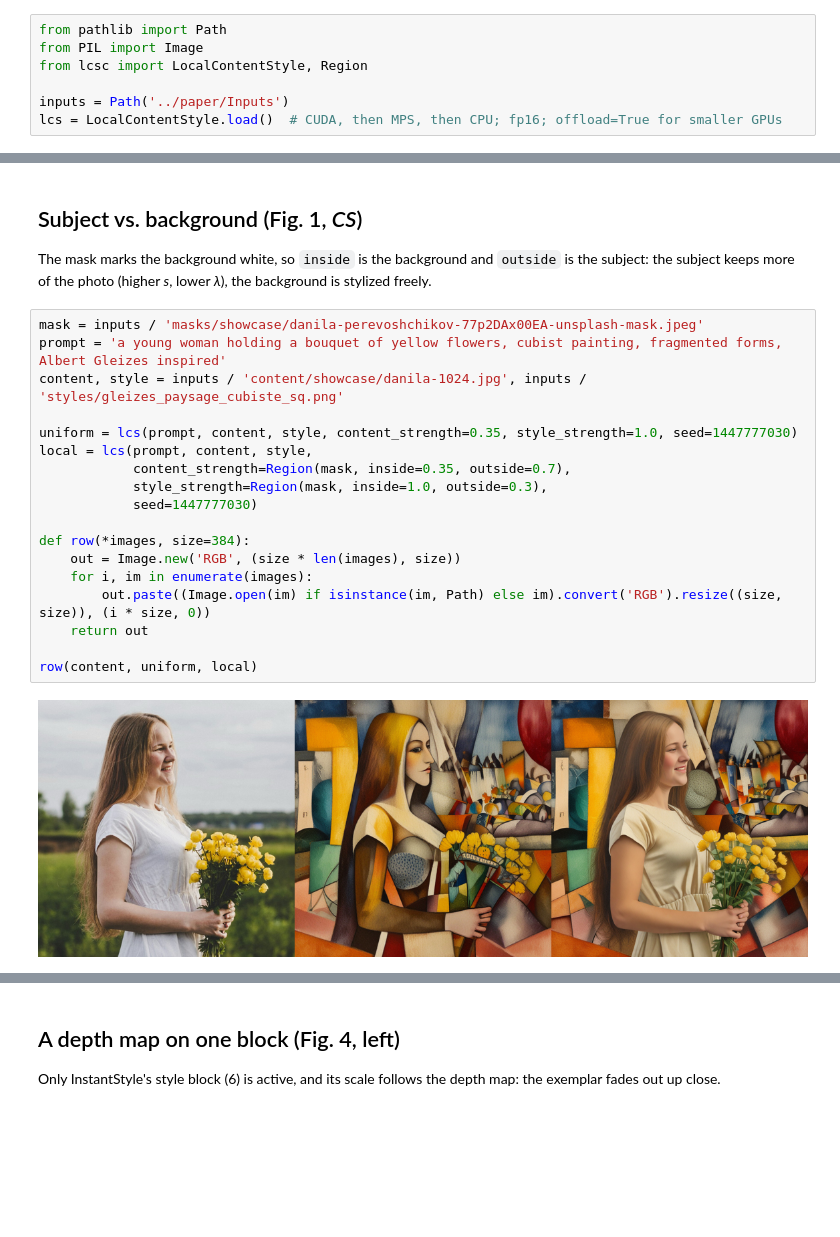
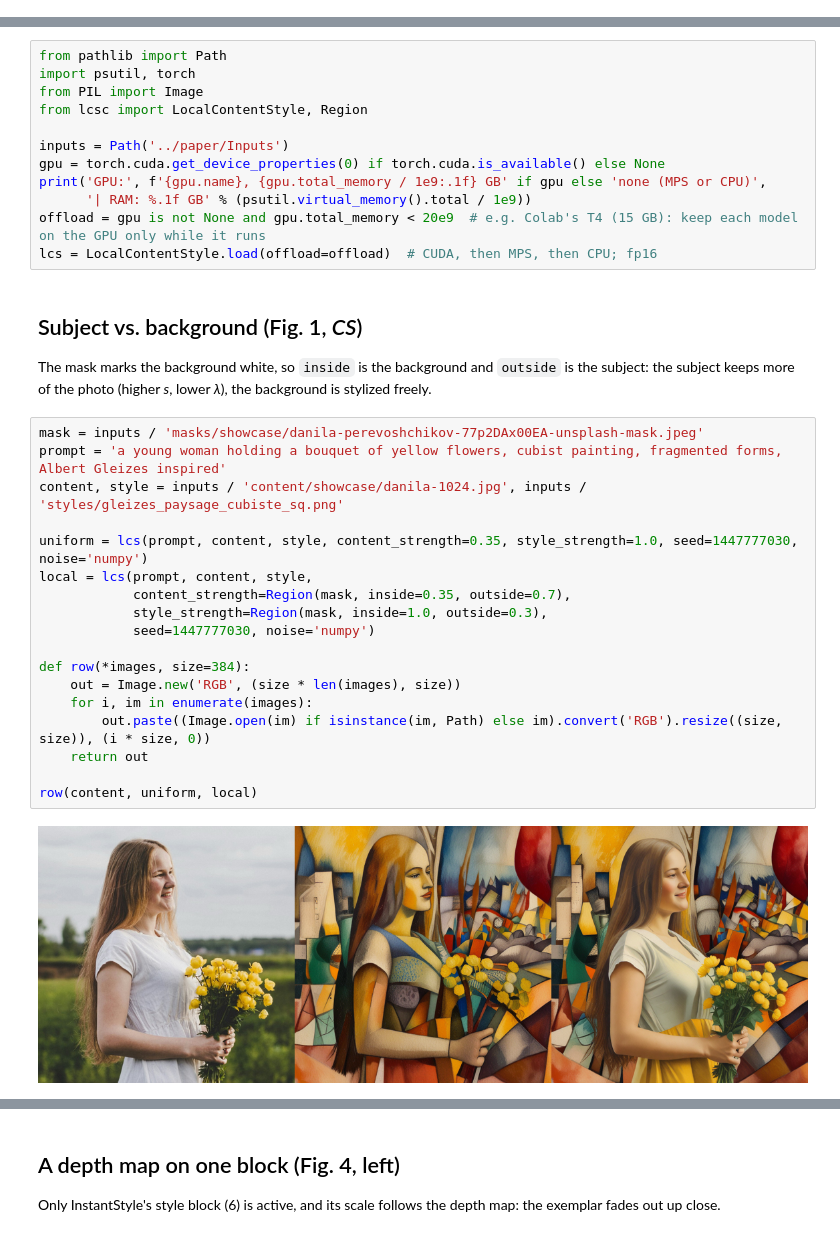
Before and after one commit to DigitalMasterpieces/local-content-style, a Jupyter notebook: examples/quickstart.ipynb, the cells around one changed output, grey strips where cells are left out. Drawn from its saved outputs; the diff is of its cells as text; blank space fills up the shorter version.

```diff
--- a/examples/quickstart.ipynb
+++ b/examples/quickstart.ipynb
@@ -5,7 +8,0 @@ Two maps steer an SDXL stylization locally: the **content** map *s(p)* (ControlN
-# %%
-from pathlib import Path
-from PIL import Image
-from lcsc import LocalContentStyle, Region
-
-inputs = Path('../paper/Inputs')
-lcs = LocalContentStyle.load()  # CUDA, then MPS, then CPU; fp16; offload=True for smaller GPUs
@@ -12,3 +17,15 @@ lcs = LocalContentStyle.load()  # CUDA, then MPS, then CPU; fp16; offload=True f
+# %%
+from pathlib import Path
+import psutil, torch
+from PIL import Image
+from lcsc import LocalContentStyle, Region
+
+inputs = Path('../paper/Inputs')
+gpu = torch.cuda.get_device_properties(0) if torch.cuda.is_available() else None
+print('GPU:', f'{gpu.name}, {gpu.total_memory / 1e9:.1f} GB' if gpu else 'none (MPS or CPU)',
+      '| RAM: %.1f GB' % (psutil.virtual_memory().total / 1e9))
+offload = gpu is not None and gpu.total_memory < 20e9  # e.g. Colab's T4 (15 GB): keep each model on the GPU only while it runs
+lcs = LocalContentStyle.load(offload=offload)  # CUDA, then MPS, then CPU; fp16
 # %% [markdown]
 ## Subject vs. background (Fig. 1, *CS*)
 
@@ -16,20 +33,20 @@ The mask marks the background white, so `inside` is the background and `outside`
 # %%
 mask = inputs / 'masks/showcase/danila-perevoshchikov-77p2DAx00EA-unsplash-mask.jpeg'
 prompt = 'a young woman holding a bouquet of yellow flowers, cubist painting, fragmented forms, Albert Gleizes inspired'
 content, style = inputs / 'content/showcase/danila-1024.jpg', inputs / 'styles/gleizes_paysage_cubiste_sq.png'
 
-uniform = lcs(prompt, content, style, content_strength=0.35, style_strength=1.0, seed=1447777030)
+uniform = lcs(prompt, content, style, content_strength=0.35, style_strength=1.0, seed=1447777030, noise='numpy')
 local = lcs(prompt, content, style,
             content_strength=Region(mask, inside=0.35, outside=0.7),
             style_strength=Region(mask, inside=1.0, outside=0.3),
-            seed=1447777030)
+            seed=1447777030, noise='numpy')
 
 def row(*images, size=384):
     out = Image.new('RGB', (size * len(images), size))
     for i, im in enumerate(images):
         out.paste((Image.open(im) if isinstance(im, Path) else im).convert('RGB').resize((size, size)), (i * size, 0))
     return out
 
 row(content, uniform, local)
 # %% [output]
-[figure, old version]
+[figure, new version]
```
Also changed, not shown: parts of 7 cells of this notebook, 1 other file.
